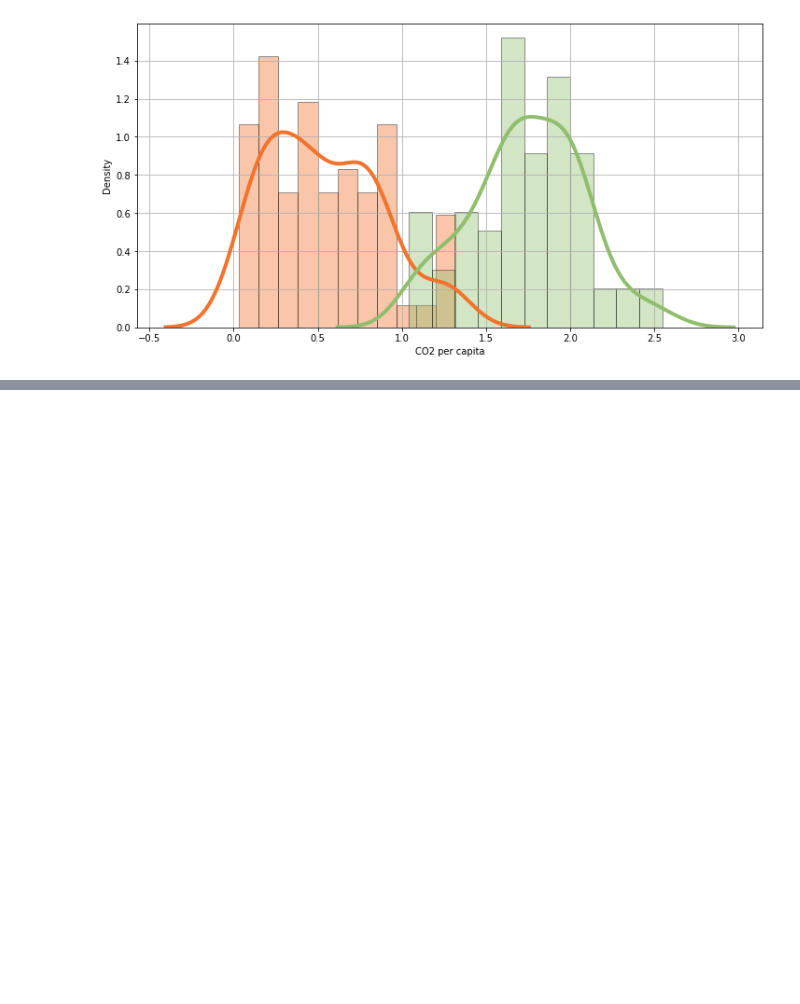
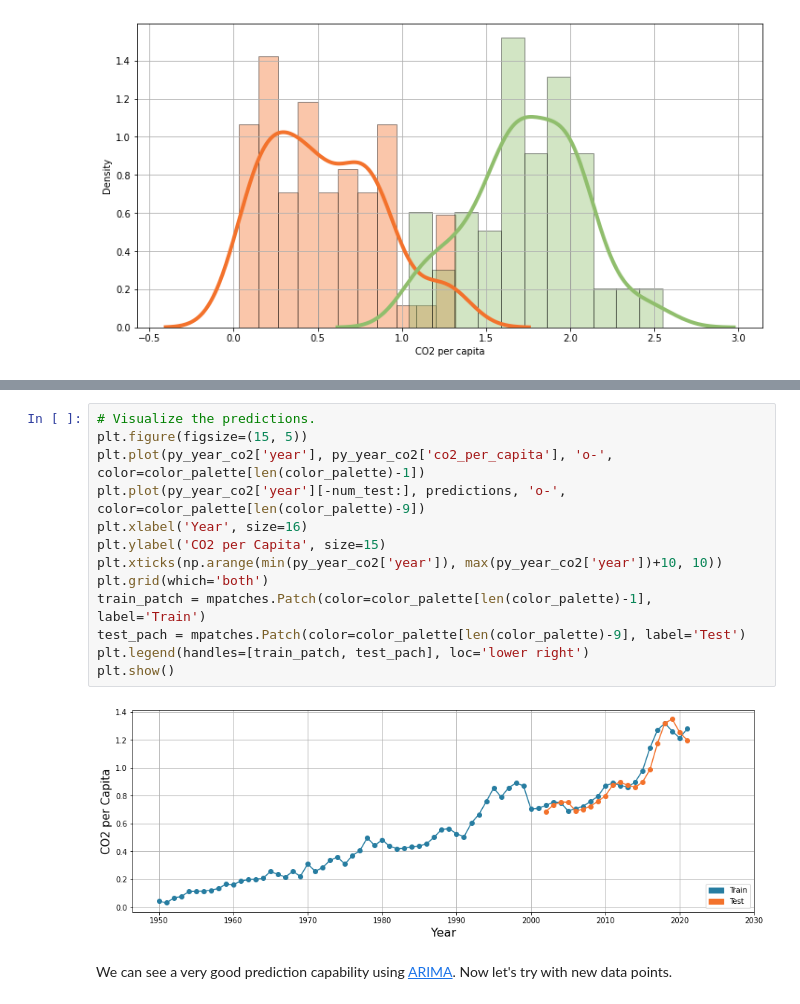
Before and after one commit to nmarceloromero/ML_Playground, a Jupyter notebook: CO2_Emissions.ipynb, the cells around one changed output, grey strips where cells are left out. Saved outputs shown, nothing was run; the diff lists cells and outputs as text; blank space fills up the shorter version.

```diff
--- a/CO2_Emissions.ipynb
+++ b/CO2_Emissions.ipynb
@@ -324,0 +383,17 @@ plt.grid(True)
+# %%
+# Visualize the predictions.
+plt.figure(figsize=(15, 5))
+plt.plot(py_year_co2['year'], py_year_co2['co2_per_capita'], 'o-', color=color_palette[len(color_palette)-1])
+plt.plot(py_year_co2['year'][-num_test:], predictions, 'o-', color=color_palette[len(color_palette)-9])
+plt.xlabel('Year', size=16)
+plt.ylabel('CO2 per Capita', size=15)
+plt.xticks(np.arange(min(py_year_co2['year']), max(py_year_co2['year'])+10, 10))
+plt.grid(which='both')
+train_patch = mpatches.Patch(color=color_palette[len(color_palette)-1], label='Train')
+test_pach = mpatches.Patch(color=color_palette[len(color_palette)-9], label='Test')
+plt.legend(handles=[train_patch, test_pach], loc='lower right')
+plt.show()
+# %% [output]
+[figure, added]
+# %% [markdown]
+We can see a very good prediction capability using [ARIMA](https://en.wikipedia.org/wiki/Autoregressive_integrated_moving_average). Now let's try with new data points.
```
Also changed, not shown: parts of 12 cells of this notebook.
